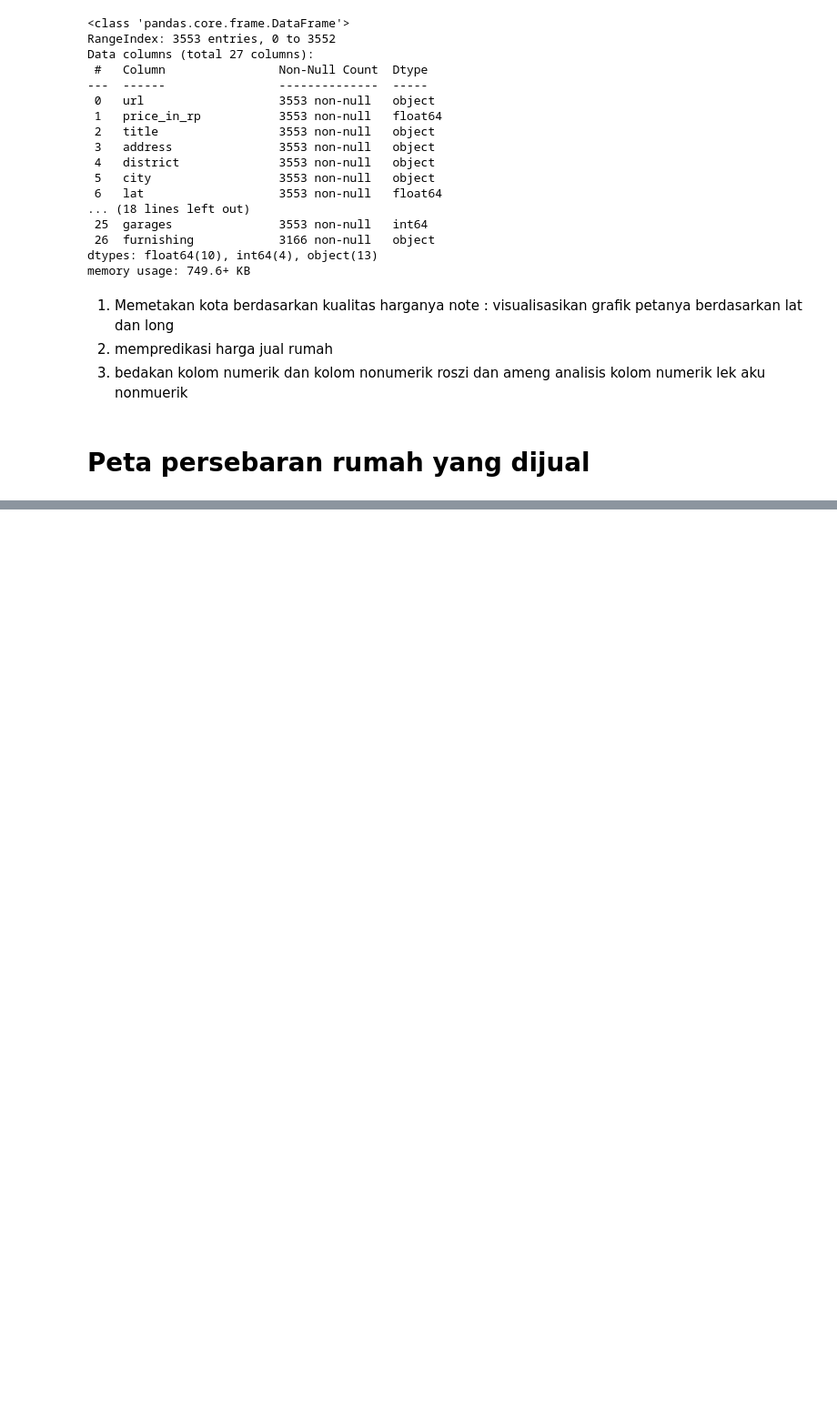
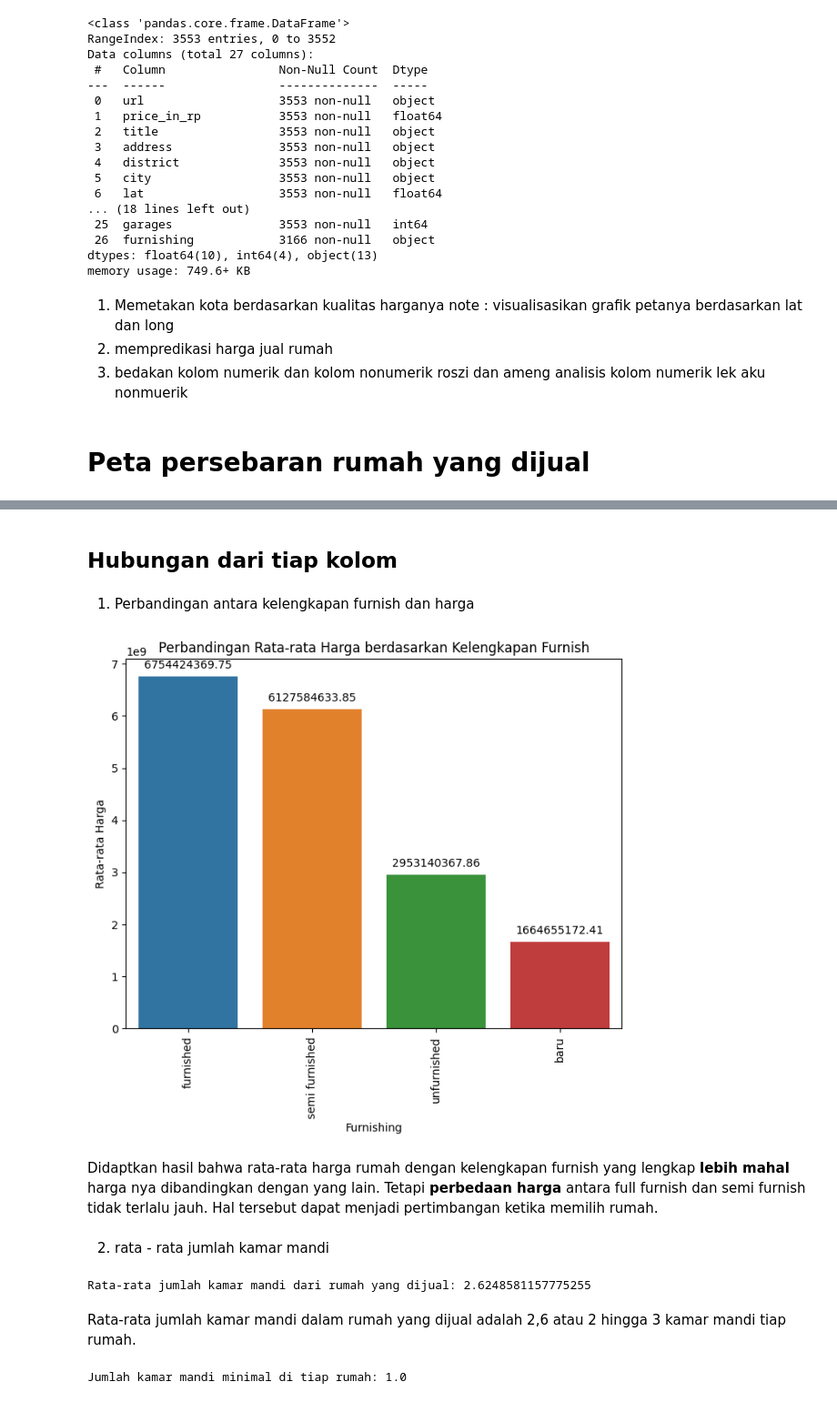
Before and after one commit to abdinegara783/ISFEST2023, a Jupyter notebook: ISFEST_Rozi.ipynb, the cells around one changed output, grey strips where cells are left out. Shown: that part at 91% size. Drawn from its saved outputs; the diff is of its cells as text; code cells hidden in the pictures; blank space fills up the shorter version.

```diff
--- a/ISFEST_Rozi.ipynb
+++ b/ISFEST_Rozi.ipynb
@@ -153,0 +161,46 @@ ValueError: ignored
+# %% [markdown]
+## Hubungan dari tiap kolom
+# %% [markdown]
+1. Perbandingan antara kelengkapan furnish dan harga
+# %%
+# Menghitung rata-rata harga berdasarkan furnishing
+rata_harga_furnish = data.groupby('furnishing')['price_in_rp'].mean().reset_index()
+
+# Mengurutkan berdasarkan harga rata-rata secara menurun
+rata_harga_furnish = rata_harga_furnish.sort_values('price_in_rp', ascending=False)
+
+# Membuat bar plot
+plt.figure(figsize=(8, 6))
+sns.barplot(x='furnishing', y='price_in_rp', data=rata_harga_furnish)
+plt.xlabel('Furnishing')
+plt.ylabel('Rata-rata Harga')
+plt.title('Perbandingan Rata-rata Harga berdasarkan Kelengkapan Furnish')
+plt.xticks(rotation=90)
+
+# Menambahkan anotasi pada setiap bar
+for i, p in enumerate(plt.gca().patches):
+    plt.gca().annotate(format(p.get_height(), '.2f'),
+                       (p.get_x() + p.get_width() / 2., p.get_height()),
+                       ha='center',
+                       va='center',
+                       xytext=(0, 10),
+                       textcoords='offset points')
+plt.show()
+# %% [output]
+[figure, added]
+# %% [markdown]
+Didaptkan hasil bahwa rata-rata harga rumah dengan kelengkapan furnish yang lengkap **lebih mahal** harga nya dibandingkan dengan yang lain. Tetapi **perbedaan harga** antara full furnish dan semi furnish tidak terlalu jauh. Hal tersebut dapat menjadi pertimbangan ketika memilih rumah.
+# %% [markdown]
+2. rata - rata jumlah kamar mandi
+# %%
+rata_kamarmandi = data['bathrooms'].mean()
+print(f"Rata-rata jumlah kamar mandi dari rumah yang dijual: {rata_kamarmandi}")
+# %% [output]
+Rata-rata jumlah kamar mandi dari rumah yang dijual: 2.6248581157775255
+# %% [markdown]
+Rata-rata jumlah kamar mandi dalam rumah yang dijual adalah 2,6 atau 2 hingga 3 kamar mandi tiap rumah.
+# %%
+min_kamarmandi = data['bathrooms'].min()
+print(f"Jumlah kamar mandi minimal di tiap rumah: {min_kamarmandi}")
+# %% [output]
+Jumlah kamar mandi minimal di tiap rumah: 1.0
```
Also changed, not shown: parts of 24 cells of this notebook.
